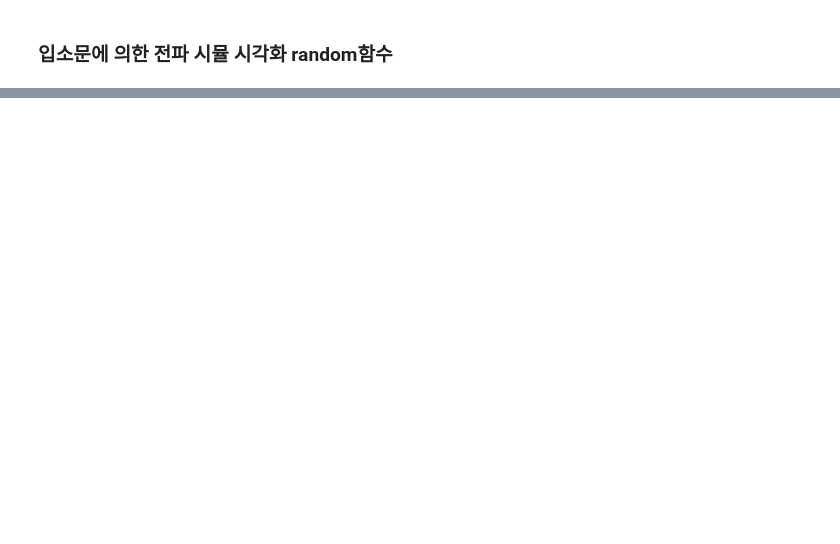
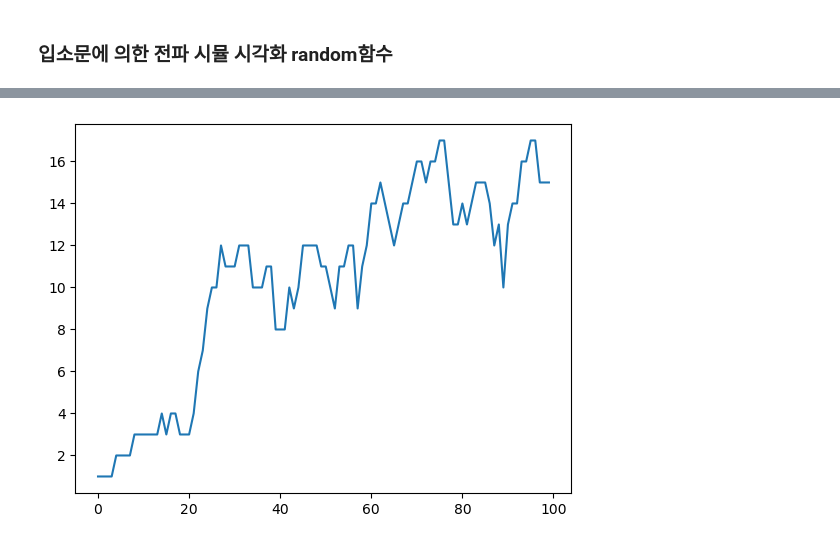
Before and after one commit to kkjjiinn/Python-Practice-100-for-Business-, a Jupyter notebook: 08.ipynb, the cells around one changed output, grey strips where cells are left out. Cells and saved outputs as stored; diff of their text form; code cells hidden in the pictures; blank space fills up the shorter version.

```diff
--- a/08.ipynb
+++ b/08.ipynb
@@ -127,0 +148,42 @@ for t in t_list:
+# %%
+#전파 확률 10%, 소멸 확률 5%
+def simulate_population(num, list_active, percent_percolation, percent_disappearence, df_links):
+
+    # 확산 - 이전에 만든 코드
+    for i in range(num):
+        if list_active[i] == 1:
+            for j in range(num):
+                if df_links.iloc[i][j] == 1:
+                    if determine_link(percent_percolation) == 1:
+                        list_active[j] = 1
+    #소멸
+    for i in range(num):
+        if determine_link(percent_disappearence) == 1:
+            # 반대로 랜덤확률이 소멸할 확률보다도 작으면 전파가 꺼지는 것(0)으로 설정
+            list_active[i] = 0
+    return list_active
+# %%
+T_NUM = 100 # 100개월 동안 어떻게 바뀔지 지켜보자
+NUM = len(df_links.index)
+
+# list_active 초기화
+list_active = np.zeros(NUM)
+list_active[0] = 1
+
+### 100개월 시뮬레이션 ###
+list_ts = []
+for i in range(T_NUM):
+    #임의로 확산할 확률 10%, 소멸할 확률 5%로 둠
+    list_active = simulate_population(NUM, list_active, 0.1,0.05, df_links)
+    #시뮬레이션 과정 100번 반복해서 list_ts에 쌓음
+    list_ts.append(list_active.copy())
+# %%
+#list_ts_num 리스트를 만들어 개월별 전파수 합계
+list_ts_num = []
+for i in range(len(list_ts)):
+    list_ts_num.append(sum(list_ts[i]))
+
+plt.plot(list_ts_num)
+plt.show()
+# %% [output]
+[figure, added]
```
Also changed, not shown: parts of 28 cells of this notebook.
